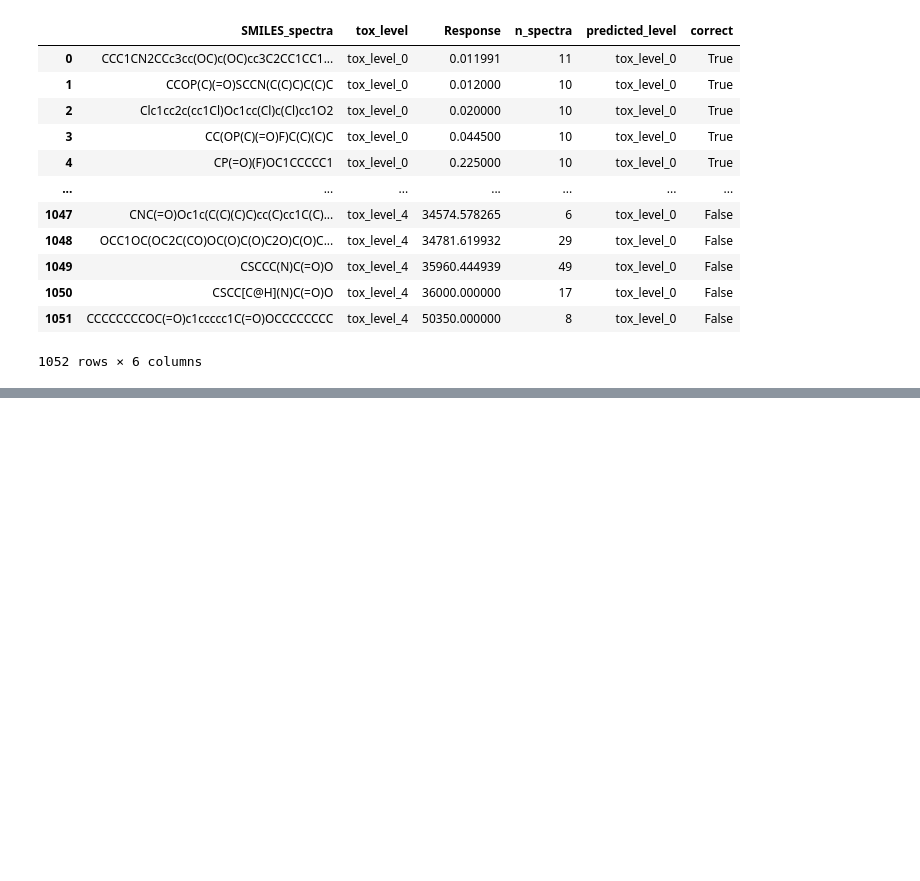
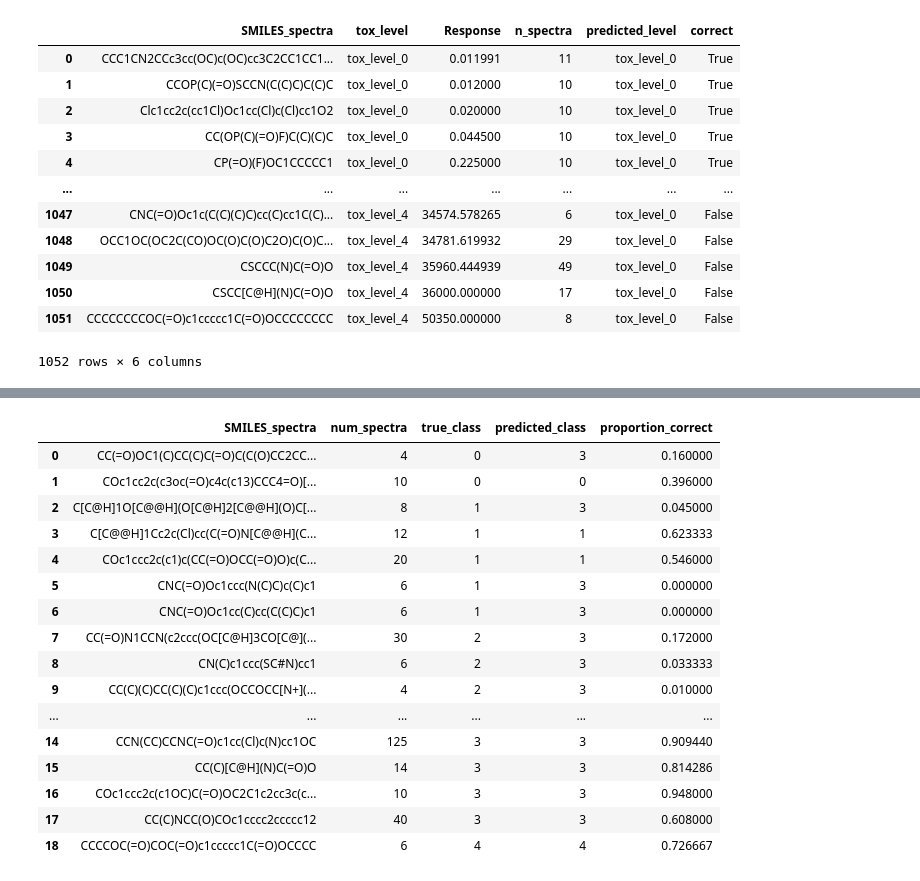
Before and after one commit to DashLLipsey/PREDICT-MIT-LL, a Jupyter notebook: Notebooks/Misc_Experiments.ipynb, the cells around one changed output, grey strips where cells are left out. Cells and saved outputs as stored; diff of their text form; code cells hidden in the pictures; blank space fills up the shorter version.

```diff
--- a/Notebooks/Misc_Experiments.ipynb
+++ b/Notebooks/Misc_Experiments.ipynb
@@ -1164,0 +1541,80 @@ display(summary_pred_filtered)
+# %%
+import pandas as pd
+from pathlib import Path
+from scipy import stats
+
+# ========== CONFIGURABLE PARAMETERS ==========
+BIN_VALUE = '1'           # Options: '0_1', '1'
+THRESHOLD_VALUE = '0_05'  # Options: '0_05', '0_5'
+NUM_LOOPS = 25            # Number of loop files to analyze (set to None for all files)
+# ==============================================
+
+data_dir = Path('/home/dlipsey/MITLincolnLabs/MIT_LL_data/2step_cond_enc_134_loop_super_test')
+
+# Build pattern for files
+if BIN_VALUE == '0_1':
+    pattern = f'super_test_cond_enc_bin0_1_thresh{THRESHOLD_VALUE}_df_spectra_loop*.parquet'
+else:
+    pattern = f'super_test_cond_enc_bin{BIN_VALUE}_thresh{THRESHOLD_VALUE}_df_spectra_loop*.parquet'
+
+# Get all matching files
+files = sorted(data_dir.glob(pattern))
+print(f"Found {len(files)} total files for bin={BIN_VALUE}, threshold={THRESHOLD_VALUE}")
+
+# Limit to specified number of loops if provided
+if NUM_LOOPS is not None:
+    files = files[:NUM_LOOPS]
+    print(f"Using first {len(files)} loop files\n")
+else:
+    print(f"Using all {len(files)} loop files\n")
+
+# Load first file to get spectra counts per SMILES
+first_df = pd.read_parquet(files[0])
+tox_cols = ['tox_level_0', 'tox_level_1', 'tox_level_2', 'tox_level_3', 'tox_level_4']
+first_df['true_class'] = first_df[tox_cols].values.argmax(axis=1)
+spectra_per_smiles = first_df.groupby('SMILES_spectra').size().to_dict()
+
+# Load all dataframes
+all_dfs = []
+for file in files:
+    df = pd.read_parquet(file)
+    # Calculate true class from one-hot encoding
+    df['true_class'] = df[tox_cols].values.argmax(axis=1)
+    all_dfs.append(df)
+
+# Combine all dataframes
+combined_df = pd.concat(all_dfs, ignore_index=True)
+print(f"Total rows: {len(combined_df)}\n")
+
+# Group by SMILES_spectra and aggregate
+results = []
+for smiles, group in combined_df.groupby('SMILES_spectra'):
+    true_class = group['true_class'].iloc[0]
+
+    # Most common predicted class
+    predicted_class = stats.mode(group['cond_tox_pred_class'], keepdims=False)[0]
+
+    # Proportion correct
+    correct_count = (group['cond_tox_pred_class'] == true_class).sum()
+    total_count = len(group)
+    proportion_correct = correct_count / total_count
+
+    # Number of spectra for this SMILES in one dataframe
+    num_spectra = spectra_per_smiles.get(smiles, 0)
+
+    results.append({
+        'SMILES_spectra': smiles,
+        'num_spectra': num_spectra,
+        'true_class': true_class,
+        'predicted_class': predicted_class,
+        'proportion_correct': proportion_correct
+    })
+
+# Create results dataframe
+results_df = pd.DataFrame(results)
+results_df = results_df.sort_values('true_class', ascending=True).reset_index(drop=True)
+
+print(f"Analysis complete for bin={BIN_VALUE}, threshold={THRESHOLD_VALUE}, loops={NUM_LOOPS if NUM_LOOPS else 'all'}")
+print(f"Total unique SMILES: {len(results_df)}\n")
+display(results_df)
+# %% [output]
@@ -1164,0 +1628,17 @@ display(summary_pred_filtered)
+|  | SMILES_spectra | num_spectra | true_class | predicted_class | proportion_correct |
+| 0 | CC(=O)OC1(C)CC(C)C(=O)C(C(O)CC2CC... | 4 | 0 | 3 | 0.160000 |
+| 1 | COc1cc2c(c3oc(=O)c4c(c13)CCC4=O)[... | 10 | 0 | 0 | 0.396000 |
+| 2 | C[C@H]1O[C@@H](O[C@H]2[C@@H](O)C[... | 8 | 1 | 3 | 0.045000 |
+| 3 | C[C@@H]1Cc2c(Cl)cc(C(=O)N[C@@H](C... | 12 | 1 | 1 | 0.623333 |
+| 4 | COc1ccc2c(c1)c(CC(=O)OCC(=O)O)c(C... | 20 | 1 | 1 | 0.546000 |
+| 5 | CNC(=O)Oc1ccc(N(C)C)c(C)c1 | 6 | 1 | 3 | 0.000000 |
+| 6 | CNC(=O)Oc1cc(C)cc(C(C)C)c1 | 6 | 1 | 3 | 0.000000 |
+| 7 | CC(=O)N1CCN(c2ccc(OC[C@H]3CO[C@](... | 30 | 2 | 3 | 0.172000 |
+| 8 | CN(C)c1ccc(SC#N)cc1 | 6 | 2 | 3 | 0.033333 |
+| 9 | CC(C)(C)CC(C)(C)c1ccc(OCCOCC[N+](... | 4 | 2 | 3 | 0.010000 |
+| ... | ... | ... | ... | ... | ... |
+| 14 | CCN(CC)CCNC(=O)c1cc(Cl)c(N)cc1OC | 125 | 3 | 3 | 0.909440 |
+| 15 | CC(C)[C@H](N)C(=O)O | 14 | 3 | 3 | 0.814286 |
+| 16 | COc1ccc2c(c1OC)C(=O)OC2C1c2cc3c(c... | 10 | 3 | 3 | 0.948000 |
+| 17 | CC(C)NCC(O)COc1cccc2ccccc12 | 40 | 3 | 3 | 0.608000 |
+| 18 | CCCCOC(=O)COC(=O)c1ccccc1C(=O)OCCCC | 6 | 4 | 4 | 0.726667 |
```
Also changed, not shown: parts of 11 cells of this notebook, 4 other files.
